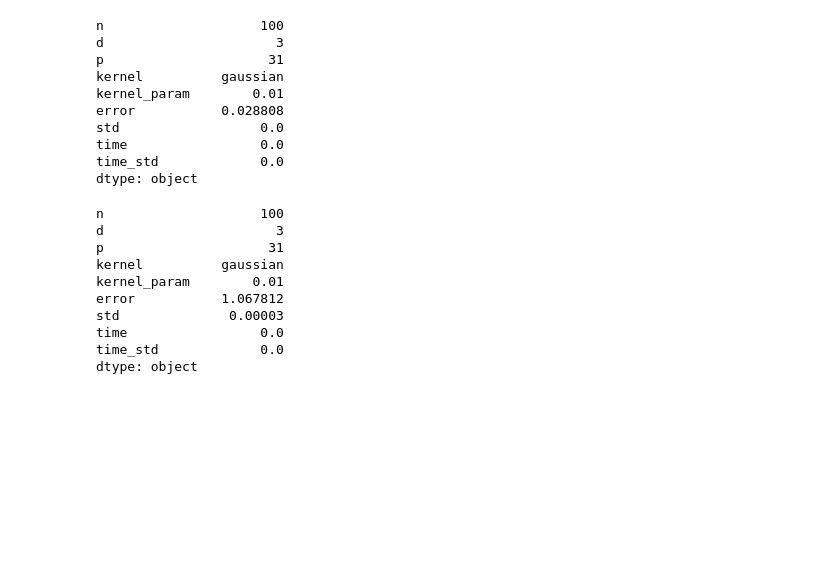
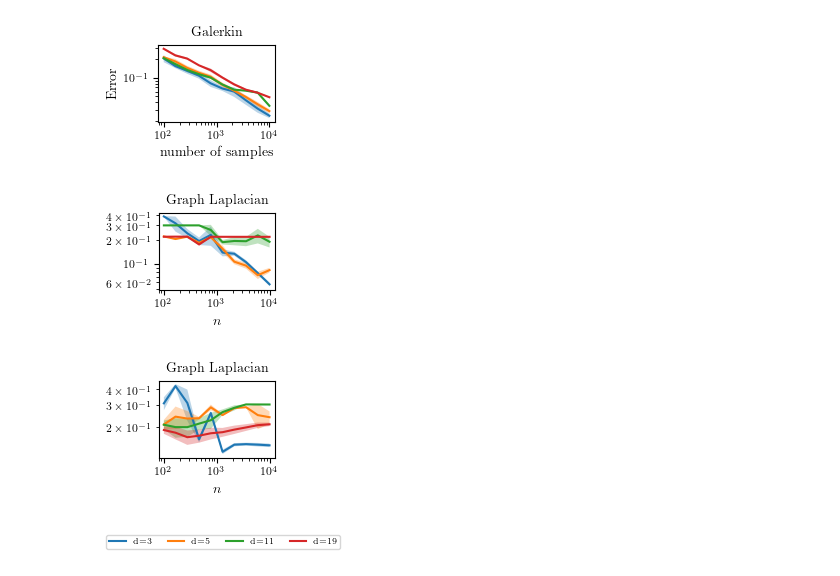
Before and after one commit to VivienCabannes/laplacian, a Jupyter notebook: grid/grid_res.ipynb, the cells around one changed output. Saved outputs shown, nothing was run; the diff lists cells and outputs as text; code cells hidden in the pictures; blank space fills up the shorter version.

```diff
--- a/grid/grid_res.ipynb
+++ b/grid/grid_res.ipynb
@@ -22,7 +27,7 @@ def get_average(method, all_runs):
         runs = all_runs[all_runs['graph_laplacian'] == -1]
 
     df = runs.groupby(key)['error'].mean().reset_index()
-    df['std'] = runs.groupby(key)['error'].std().reset_index()['error']
+    df['error_std'] = runs.groupby(key)['error'].std().reset_index()['error']
     df['time'] = runs.groupby(key)['time'].mean().reset_index()['time']
     df['time_std'] = runs.groupby(key)['time'].std().reset_index()['time']
     return df
@@ -32,14 +37,15 @@ def get_best(df, key):
     return df.loc[df.dropna().groupby(key).error.idxmin()]
 # %%
 # get all runs
-names = ['polynomial', 'gaussian']
-# names = ['exponential', 'gaussian', 'polynomial']
+# names = ['gaussian']
+names = ['exponential', 'gaussian', 'polynomial']
 
 res = []
 for name in names:
-    save_dir = SAVE_DIR / 'eigenvals' / name
+    save_dir = SAVE_DIR / name
     for task_id in range(1, 501):
         filename = save_dir / f'task_{task_id}.jsonl'
         with open(filename, 'rt') as f:
             res += [json.loads(line) for line in f]
 all_runs = pd.DataFrame(res)
+all_runs['eigenvalues'] = all_runs['eigenvalues'].apply(np.array)
@@ -45,0 +82,2 @@ all_runs = pd.DataFrame(res)
+# %%
+all_runs['error'][all_runs['graph_laplacian'] != 0] = all_runs['my_error'][all_runs['graph_laplacian'] != 0]
@@ -55,5 +100,3 @@ key = ['n', 'd']
 galerkin_best = get_best(galerkin, key)
 graph_lap_best = get_best(graph_lap, key)
 graph_lap_special_best = get_best(graph_lap_special, key)
-# %%
-tmp = galerkin_best[galerkin_best.d == 3]
@@ -74,26 +103,35 @@ Here is the full command invocation and its output:
-# %%
-galerkin.min()
-# %% [output]
-n                    100
-d                      3
-p                     31
-kernel          gaussian
-kernel_param        0.01
-error           0.028808
-std                  0.0
-time                 0.0
-time_std             0.0
-dtype: object
-# %%
-graph_lap_special.min()
-# %% [output]
-n                    100
-d                      3
-p                     31
-kernel          gaussian
-kernel_param        0.01
-error           1.067812
-std              0.00003
-time                 0.0
-time_std             0.0
-dtype: object
+# %%
+for name in ['galerkin', 'graph_laplacian', 'graph_laplacian_special']:
+    if name == 'galerkin':
+        df = galerkin_best
+    elif name == 'graph_laplacian':
+        df = graph_lap_best
+    elif name == 'graph_laplacian_special':
+        df = graph_lap_special_best
+
+    fig, ax = plt.subplots(1, 1, figsize=(1.5, 1))
+    leg = []
+    for d in [3, 5, 11, 19]:
+        tmp = df[df.d == d]
+        a, = ax.plot(tmp.n.values, tmp.error.values)
+        ax.fill_between(tmp.n.values, tmp.error - tmp.error_std.values, tmp.error + tmp.error_std.values, alpha=.3)
+        ax.loglog()
+        leg.append(a)
+    if name == 'galerkin':
+        ax.set_xlabel('number of samples', fontsize=10)
+        ax.set_ylabel('Error', fontsize=10)
+        ax.set_title('Galerkin', fontsize=10)
+    else:
+        ax.set_xlabel('$n$', fontsize=10)
+        ax.set_title('Graph Laplacian', fontsize=10)
+    fig.savefig(f'{name}_varying_d.pdf', bbox_inches='tight')
+
+fig, ax = plt.subplots(1, 1, figsize=(1, .1))
+ax.legend(leg, ['d=3', 'd=5', 'd=11', 'd=19'], fontsize=6, ncol=4)
+ax.set_axis_off()
+# fig.savefig(f'legend_varying_d.pdf', bbox_inches='tight')
+# %% [output]
+[figure, added]
+[figure, added]
+[figure, added]
+[figure, added]
```
Also changed, not shown: parts of 19 cells of this notebook, 4 other files.
